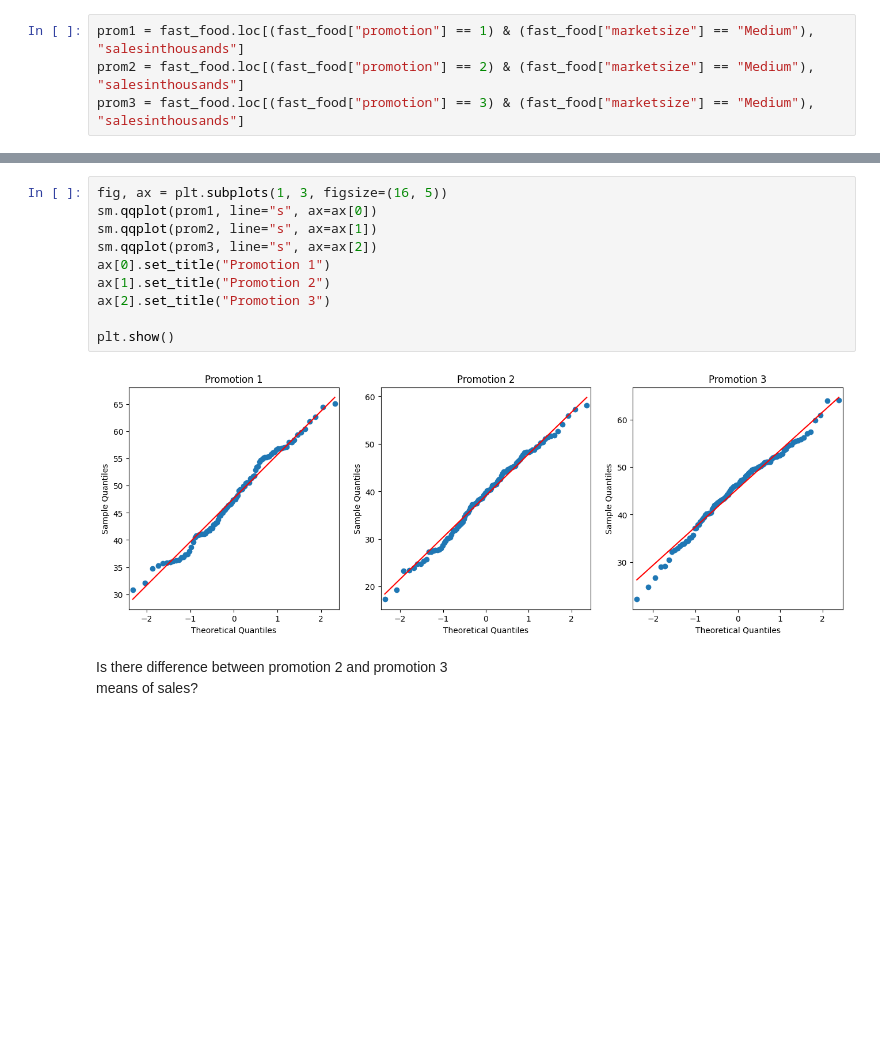
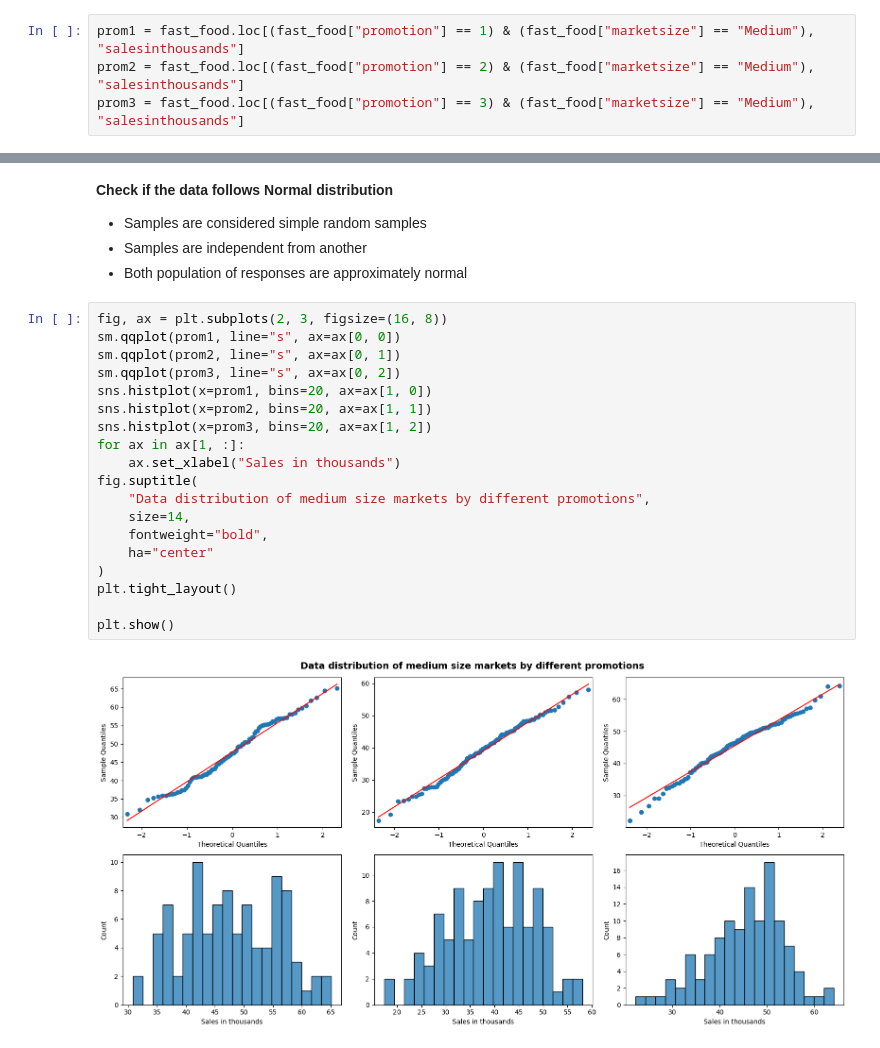
Before and after one commit to ShariYo/Modul2_Sprint2, a Jupyter notebook: project/fast_food.ipynb, the cells around one changed output, grey strips where cells are left out. Saved outputs shown, nothing was run; the diff lists cells and outputs as text; blank space fills up the shorter version.

```diff
--- a/project/fast_food.ipynb
+++ b/project/fast_food.ipynb
@@ -115,15 +122,26 @@ Check if the data follows Normal distribution
+# %% [markdown]
+**Check if the data follows Normal distribution**
+- Samples are considered simple random samples
+- Samples are independent from another
+- Both population of responses are approximately normal
 # %%
-fig, ax = plt.subplots(1, 3, figsize=(16, 5))
-sm.qqplot(prom1, line="s", ax=ax[0])
-sm.qqplot(prom2, line="s", ax=ax[1])
-sm.qqplot(prom3, line="s", ax=ax[2])
-ax[0].set_title("Promotion 1")
-ax[1].set_title("Promotion 2")
-ax[2].set_title("Promotion 3")
+fig, ax = plt.subplots(2, 3, figsize=(16, 8))
+sm.qqplot(prom1, line="s", ax=ax[0, 0])
+sm.qqplot(prom2, line="s", ax=ax[0, 1])
+sm.qqplot(prom3, line="s", ax=ax[0, 2])
+sns.histplot(x=prom1, bins=20, ax=ax[1, 0])
+sns.histplot(x=prom2, bins=20, ax=ax[1, 1])
+sns.histplot(x=prom3, bins=20, ax=ax[1, 2])
+for ax in ax[1, :]:
+    ax.set_xlabel("Sales in thousands")
+fig.suptitle(
+    "Data distribution of medium size markets by different promotions",
+    size=14,
+    fontweight="bold",
+    ha="center"
+)
+plt.tight_layout()
 
 plt.show()
 # %% [output]
-[figure, old version]
+[figure, new version]
-# %% [markdown]
-Is there difference between promotion 2 and promotion 3
-means of sales?
```
Also changed, not shown: parts of 11 cells of this notebook.
